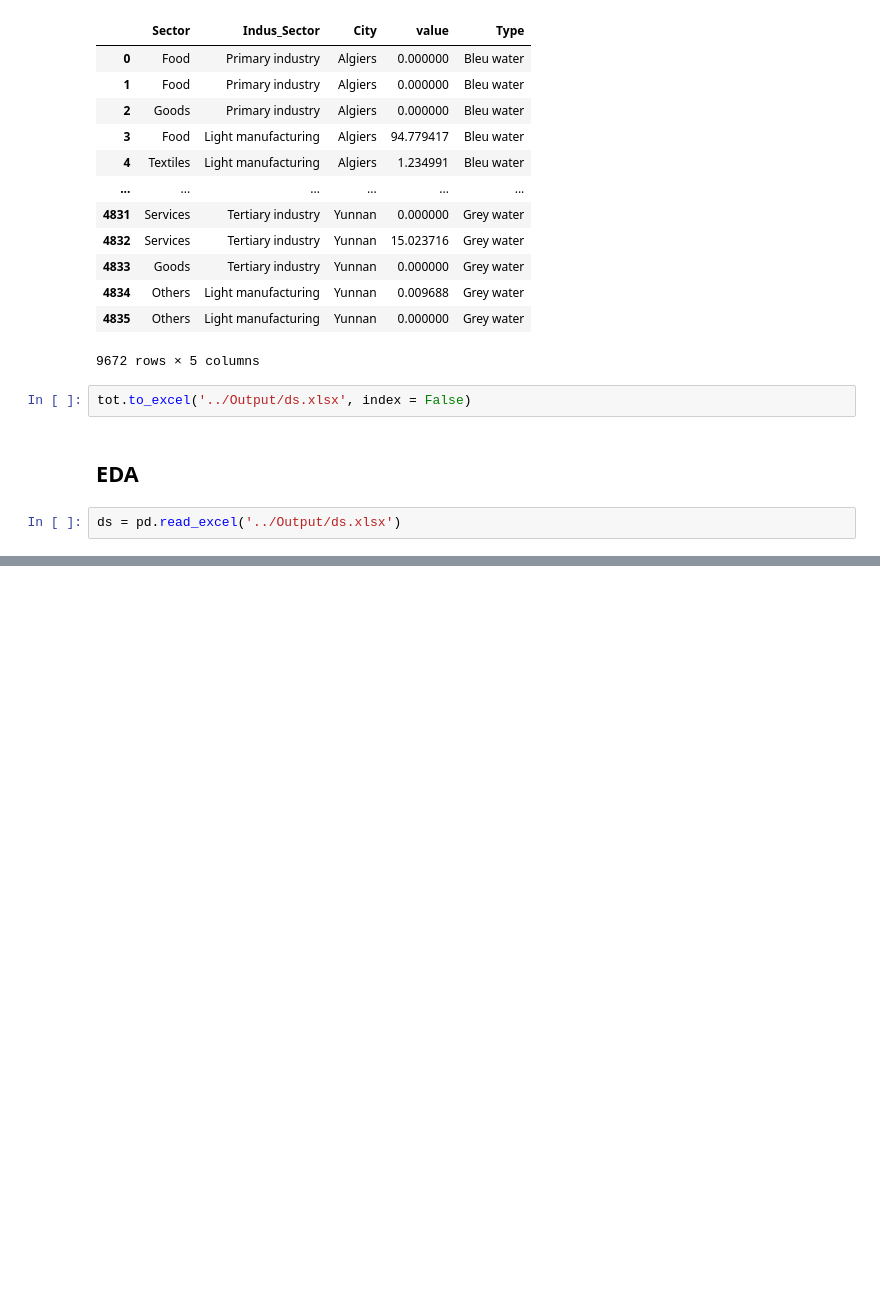
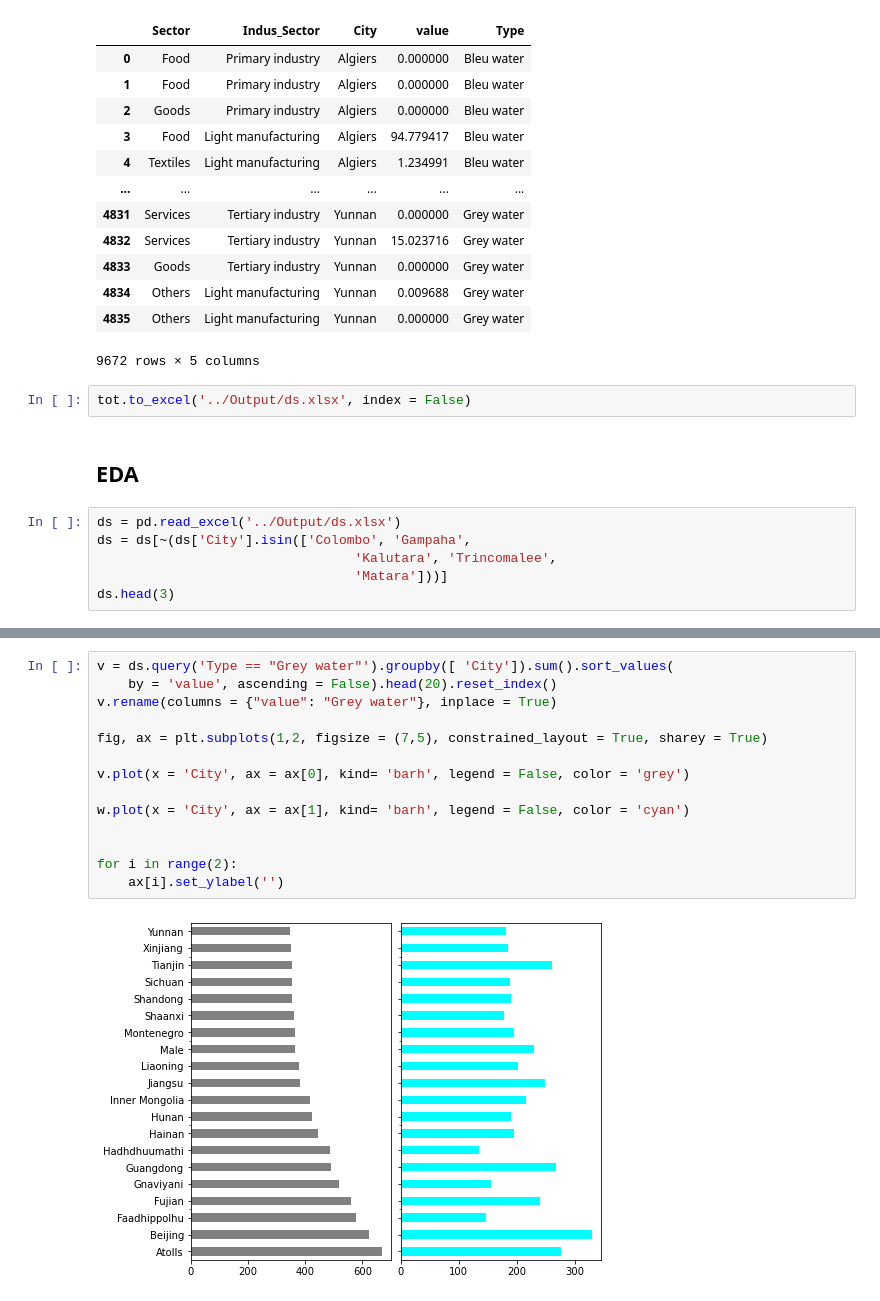
Before and after one commit to mohamed-hachaichi/Virtual_Water_Project, a Jupyter notebook: Code/Code.ipynb, the cells around one changed output, grey strips where cells are left out. Saved outputs shown, nothing was run; the diff lists cells and outputs as text; blank space fills up the shorter version.

Commit message:
fix: plots

```diff
--- a/Code/Code.ipynb
+++ b/Code/Code.ipynb
@@ -847,3 +847,7 @@ tot.to_excel('../Output/ds.xlsx', index = False)
 ## EDA
 # %%
 ds = pd.read_excel('../Output/ds.xlsx')
+ds = ds[~(ds['City'].isin(['Colombo', 'Gampaha',
+                                 'Kalutara', 'Trincomalee',
+                                 'Matara']))]
+ds.head(3)
@@ -892,0 +902,16 @@ tot
+# %%
+v = ds.query('Type == "Grey water"').groupby([ 'City']).sum().sort_values(
+    by = 'value', ascending = False).head(20).reset_index()
+v.rename(columns = {"value": "Grey water"}, inplace = True)
+
+fig, ax = plt.subplots(1,2, figsize = (7,5), constrained_layout = True, sharey = True)
+
+v.plot(x = 'City', ax = ax[0], kind= 'barh', legend = False, color = 'grey')
+
+w.plot(x = 'City', ax = ax[1], kind= 'barh', legend = False, color = 'cyan')
+
+
+for i in range(2):
+    ax[i].set_ylabel('')
+# %% [output]
+[figure, added]
```
Also changed, not shown: parts of 11 cells of this notebook, 6 other files.
